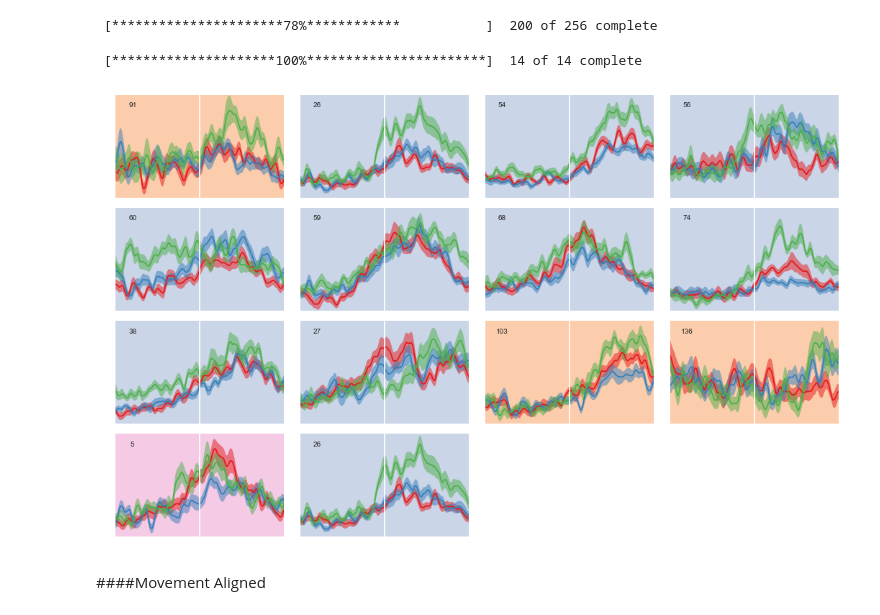
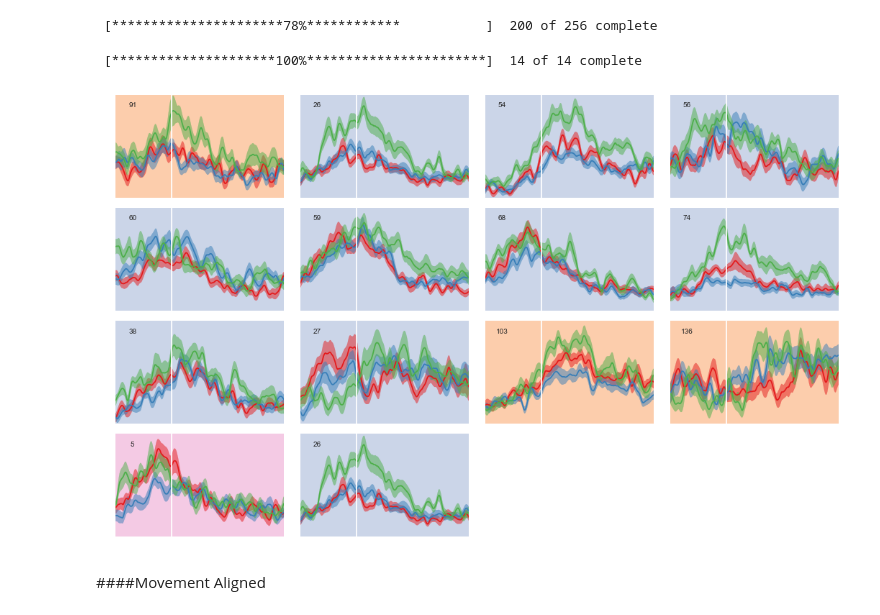
Before and after one commit to dfconant/utilities, a Jupyter notebook: iPyNb/VowelProject_Does aligning to movement onset significantly change results?.ipynb, the cells around one changed output. Drawn from its saved outputs; the diff is of its cells as text; code cells hidden in the pictures.

```diff
--- a/iPyNb/VowelProject_Does aligning to movement onset significantly change results?.ipynb
+++ b/iPyNb/VowelProject_Does aligning to movement onset significantly change results?.ipynb
@@ -50,16 +52,16 @@ Ds = [];
 for v in tokens:
     filt = np.where(notes == v)
     anno_data =  e_z[:,:,filt[0]]
-    Ds.append(anno_data[:,0:300,:])
+    Ds.append(anno_data[:,100:400,:])
 ax = ev.plotERPs(Ds,align_window = np.array([-.5,1]), anatomy = anat,labels = tokens)
 # %% [output]
  [**********************78%************           ]  200 of 256 complete
 # %%
-ax = ev.plotERPs(Ds,align_window = np.array([-1,1]), anatomy = anat,labels = tokens,
+ax = ev.plotERPs(Ds,align_window = np.array([-0.5,1]), anatomy = anat,labels = tokens,
                  yscale = 'independent',elects = [90,25,53,55,59,58,67,73,37,26,102,135,4,25])
 # %% [output]
  [*********************100%***********************]  14 of 14 complete
-[figure, old version]
+[figure, new version]
 # %% [markdown]
 ####Movement Aligned
 # %%
```
Also changed, not shown: parts of 4 cells of this notebook, 2 other files.
